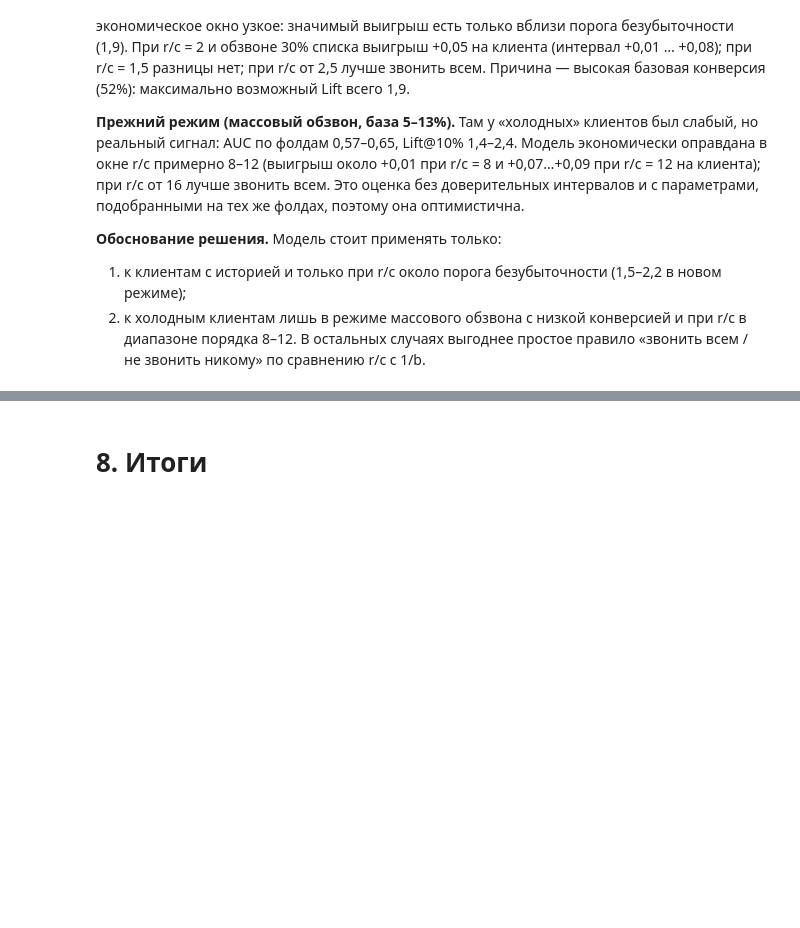
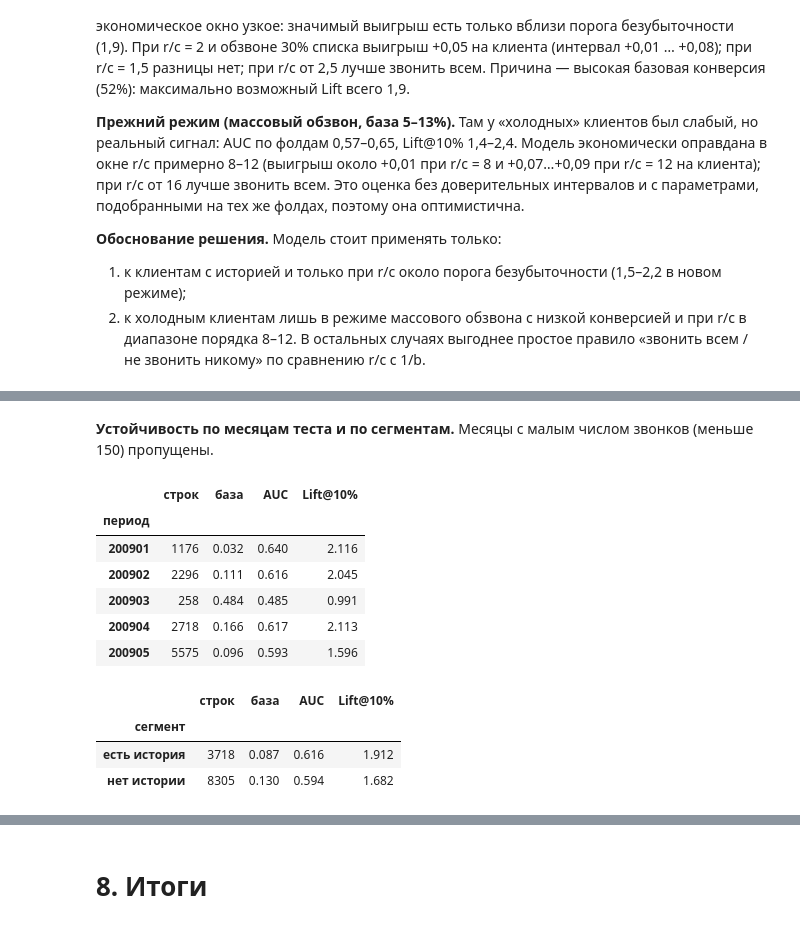
Before and after one commit to RafaelPozoyan/UrFU_project, a Jupyter notebook: final_pipeline.ipynb, the cells around one changed output, grey strips where cells are left out. Drawn from its saved outputs; the diff is of its cells as text; code cells hidden in the pictures; blank space fills up the shorter version.

```diff
--- a/final_pipeline.ipynb
+++ b/final_pipeline.ipynb
@@ -1081,0 +1133,25 @@ display(pd.DataFrame(rows).set_index(['r/c', 'доля обзвона f']).round
+# %% [markdown]
+**Устойчивость по месяцам теста и по сегментам.** Месяцы с малым числом звонков (меньше 150) пропущены.
+# %%
+per_te = pd.Series(period[a_te]); rows = []
+for pr_ in sorted(per_te.unique()):
+    mm = (per_te == pr_).values
+    if mm.sum() >= 150 and 0 < yb_[mm].mean() < 1:
+        rows.append({'период': pr_, 'строк': int(mm.sum()), 'база': yb_[mm].mean(), 'AUC': roc_auc_score(yb_[mm], p_m[mm]), 'Lift@10%': metrics(yb_[mm], p_m[mm])['Lift@10%']})
+display(pd.DataFrame(rows).set_index('период').round(3))
+h_te = hist_flag[a_te]; rows = []
+for nm, mm in [('есть история', h_te), ('нет истории', ~h_te)]:
+    if mm.sum() > 100 and 0 < yb_[mm].mean() < 1: rows.append({'сегмент': nm, 'строк': int(mm.sum()), 'база': yb_[mm].mean(), 'AUC': roc_auc_score(yb_[mm], p_m[mm]), 'Lift@10%': metrics(yb_[mm], p_m[mm])['Lift@10%']})
+display(pd.DataFrame(rows).set_index('сегмент').round(3))
+# %% [output]
+|  | строк | база | AUC | Lift@10% |
+| период |  |  |  |  |
+| 200901 | 1176 | 0.032 | 0.640 | 2.116 |
+| 200902 | 2296 | 0.111 | 0.616 | 2.045 |
+| 200903 | 258 | 0.484 | 0.485 | 0.991 |
+| 200904 | 2718 | 0.166 | 0.617 | 2.113 |
+| 200905 | 5575 | 0.096 | 0.593 | 1.596 |
+|  | строк | база | AUC | Lift@10% |
+| сегмент |  |  |  |  |
+| есть история | 3718 | 0.087 | 0.616 | 1.912 |
+| нет истории | 8305 | 0.130 | 0.594 | 1.682 |
```
Also changed, not shown: parts of 10 cells of this notebook.
